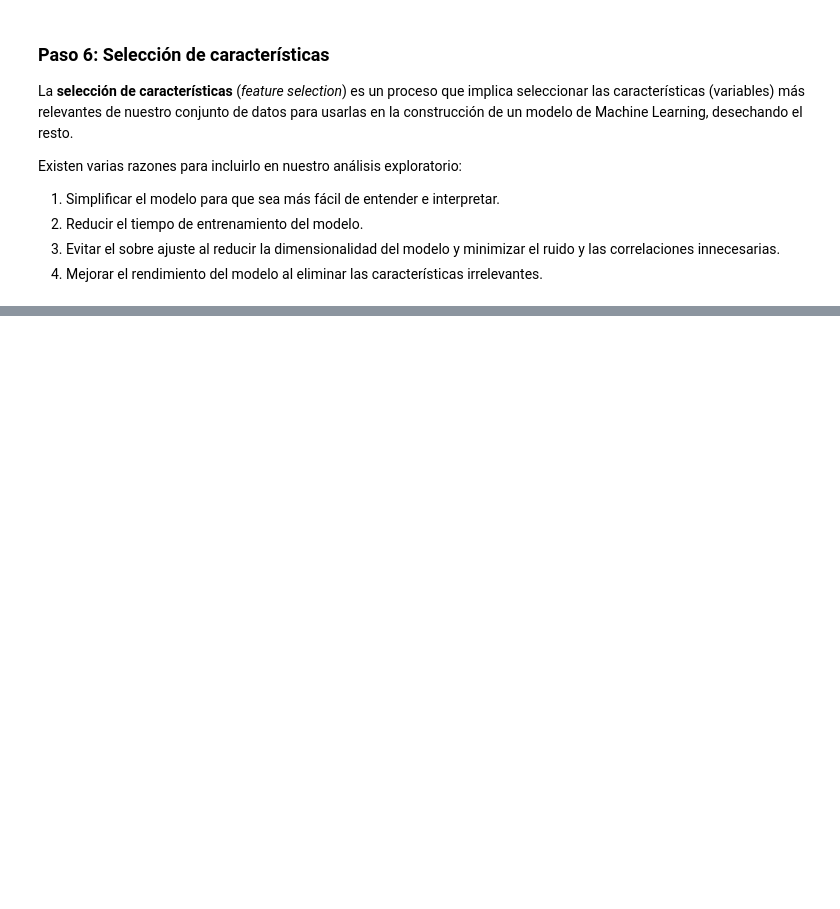
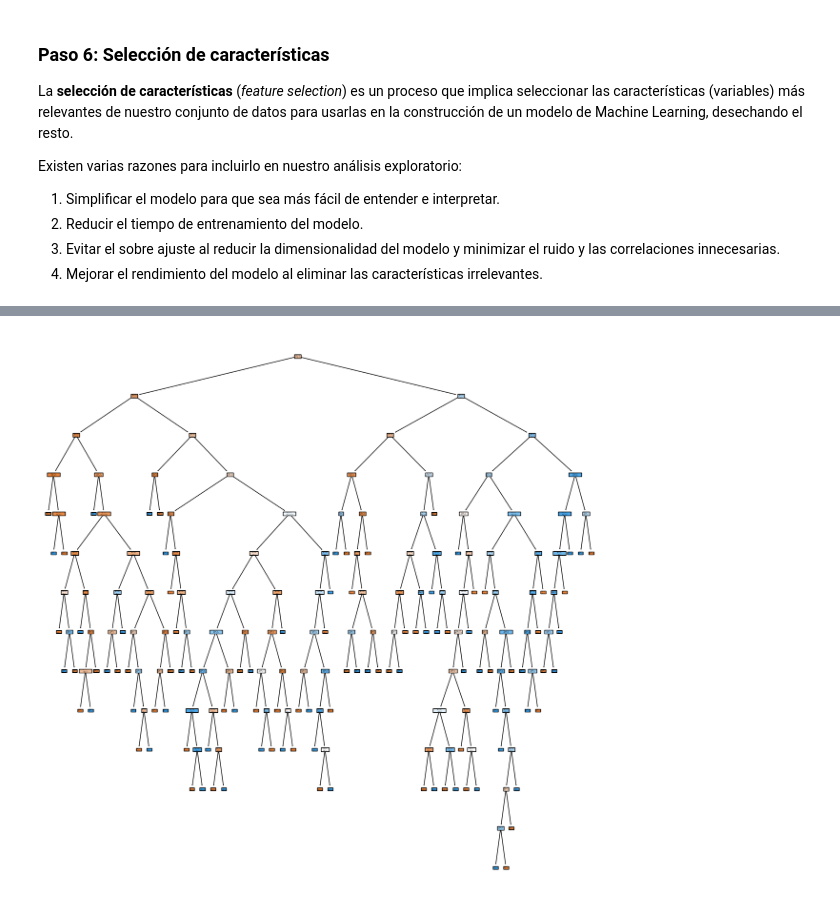
Before and after one commit to 4GeeksAcademy/machine-learning-python-template5-JohnnyXavierReyesBorbor, a Jupyter notebook: src/EDA.ipynb, the cells around one changed output, grey strips where cells are left out. Drawn from its saved outputs; the diff is of its cells as text; code cells hidden in the pictures; blank space fills up the shorter version.

```diff
--- a/src/EDA.ipynb
+++ b/src/EDA.ipynb
@@ -88,7 +86,7 @@ num_duplicates = total_data.duplicated().sum()
 print(f"Número de filas duplicadas: {num_duplicates}")
 
 if num_duplicates > 0:
-    total_data = total_data.drop_duplicates()
+    total_data = total_data.drop_duplicates().reset_index(drop = True)
     print(f"Número duplicados borrados. Ahora hay {total_data.shape[0]} datos")
 else:
     print("No se han encontrado duplicados")
@@ -396,14 +271,14 @@ Existen varias razones para incluirlo en nuestro análisis exploratorio:
 3. Evitar el sobre ajuste al reducir la dimensionalidad del modelo y minimizar el ruido y las correlaciones innecesarias.
 4. Mejorar el rendimiento del modelo al eliminar las características irrelevantes.
 # %%
-X_train = X_train_CON_outliers.copy()
-X_test = X_test_CON_outliers.copy()
+X = total_data.drop("Outcome", axis = 1)
+y = total_data["Outcome"]
 
-selection_model = SelectKBest(f_classif, k = 5)
+X_train, X_test, y_train, y_test = train_test_split(X, y, test_size = 0.2, random_state = 42)
+
+selection_model = SelectKBest(k = 7)
 selection_model.fit(X_train, y_train)
 
-ix = selection_model.get_support()
-X_train_sel = pd.DataFrame(selection_model.transform(X_train), columns = X_train.columns.values[ix])
-X_test_sel = pd.DataFrame(selection_model.transform(X_test), columns = X_test.columns.values[ix])
-
-X_train_sel.head()
+selected_columns = X_train.columns[selection_model.get_support()]
+X_train_sel = pd.DataFrame(selection_model.transform(X_train), columns = selected_columns)
+X_test_sel = pd.DataFrame(selection_model.transform(X_test), columns = selected_columns)
@@ -416,0 +332,8 @@ X_train_sel.head()
+# %%
+fig = plt.figure(figsize=(15,15))
+
+tree.plot_tree(model, feature_names = list(X_train.columns), class_names = ["0", "1","2"], filled = True)
+
+plt.show()
+# %% [output]
+[figure, added]
```
Also changed, not shown: parts of 28 cells of this notebook, 24 other files.
